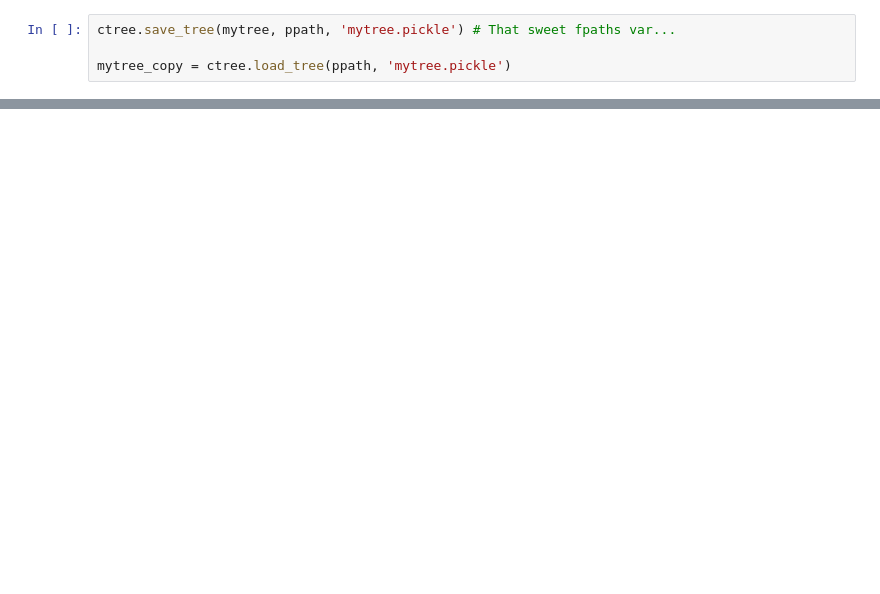
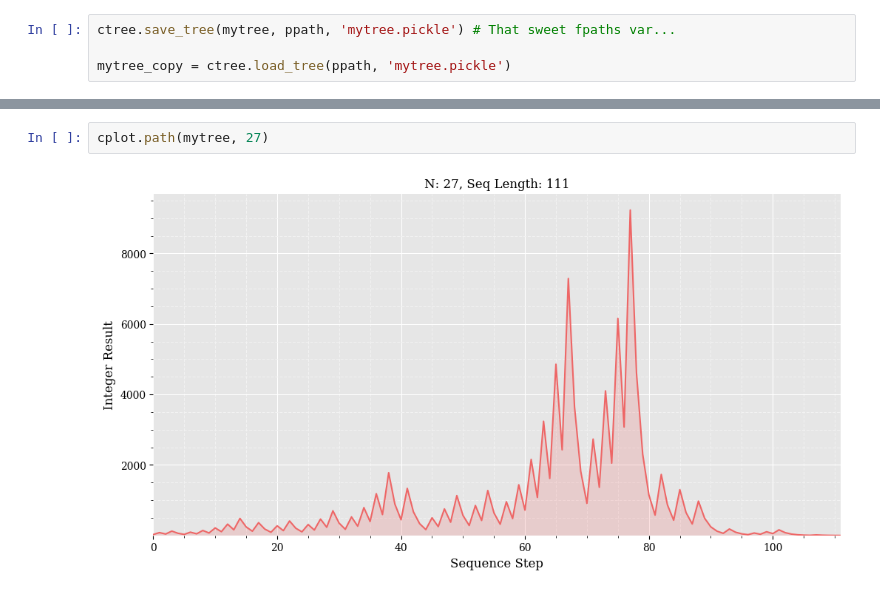
Before and after one commit to stkterry/collatzpy, a Jupyter notebook: notebooks/Walkthrough.ipynb, the cells around one changed output, grey strips where cells are left out. Drawn from its saved outputs; the diff is of its cells as text; blank space fills up the shorter version.

```diff
--- a/notebooks/Walkthrough.ipynb
+++ b/notebooks/Walkthrough.ipynb
@@ -107,0 +183,4 @@ mytree_copy = ctree.load_tree(ppath, 'mytree.pickle')
+# %%
+cplot.path(mytree, 27)
+# %% [output]
+[figure, added]
```
Also changed, not shown: parts of 25 cells of this notebook, 9 other files.
